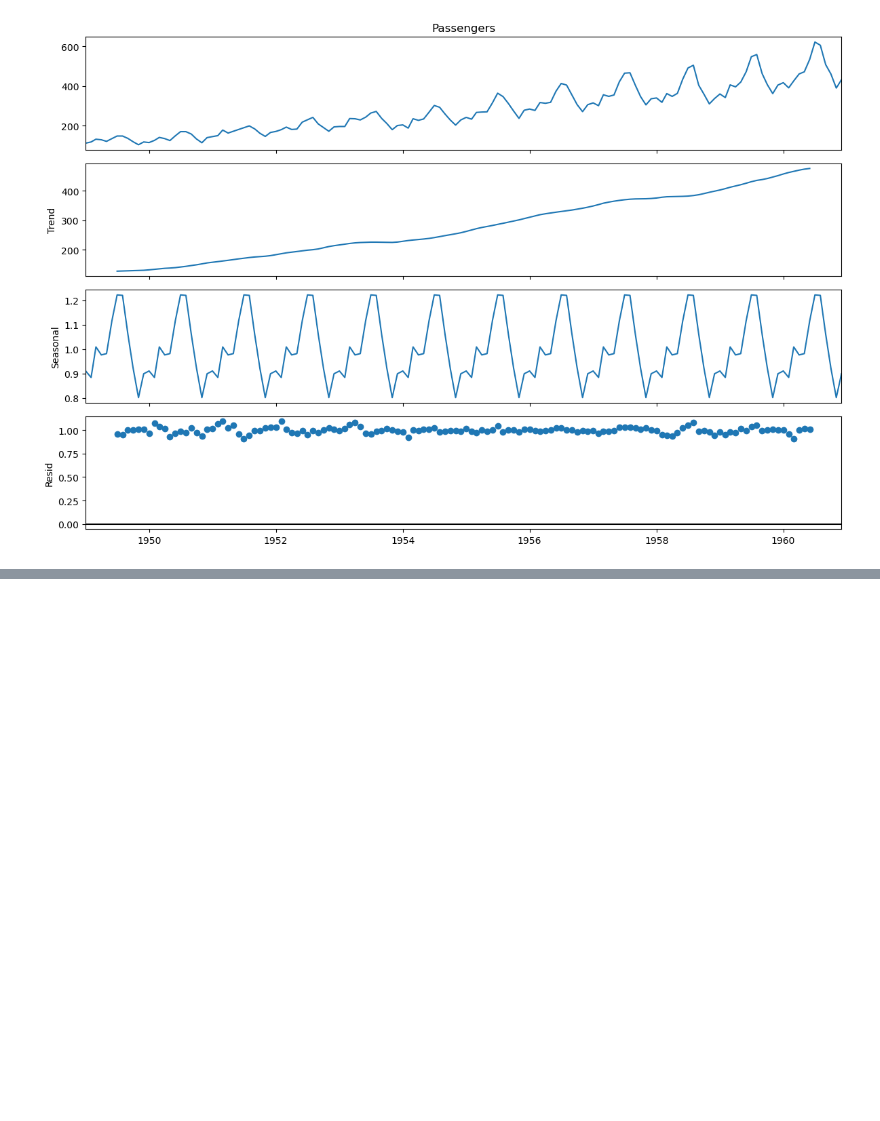
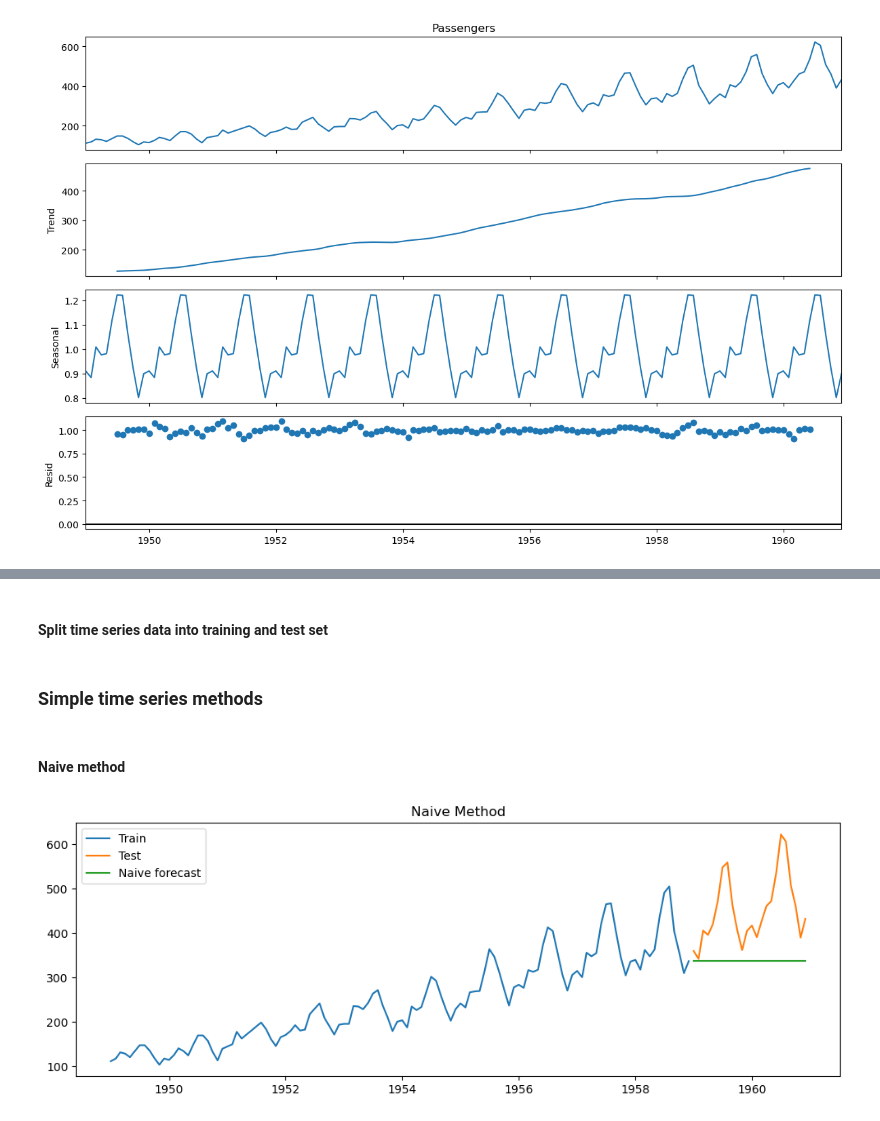
Before and after one commit to sanjanabansal1994/Time-Series-Analysis, a Jupyter notebook: Code.ipynb, the cells around one changed output, grey strips where cells are left out. Drawn from its saved outputs; the diff is of its cells as text; code cells hidden in the pictures; blank space fills up the shorter version.

```diff
--- a/Code.ipynb
+++ b/Code.ipynb
@@ -102,0 +105,24 @@ plt.show()
+# %% [markdown]
+#### Split time series data into training and test set
+# %%
+train_len = 120
+train = data[0:train_len] # first 120 months as training set
+test = data[train_len:] # last 24 months as out-of-time test set
+# %% [markdown]
+### Simple time series methods
+# %% [markdown]
+#### Naive method
+# %%
+y_hat_naive = test.copy()
+y_hat_naive['naive_forecast'] = train['Passengers'][train_len-1]
+# %%
+# Plot train, test and forecast
+plt.figure(figsize=(12,4))
+plt.plot(train['Passengers'], label='Train')
+plt.plot(test['Passengers'], label='Test')
+plt.plot(y_hat_naive['naive_forecast'], label='Naive forecast')
+plt.legend(loc='best')
+plt.title('Naive Method')
+plt.show()
+# %% [output]
+[figure, added]
```
Also changed, not shown: parts of 8 cells of this notebook.
